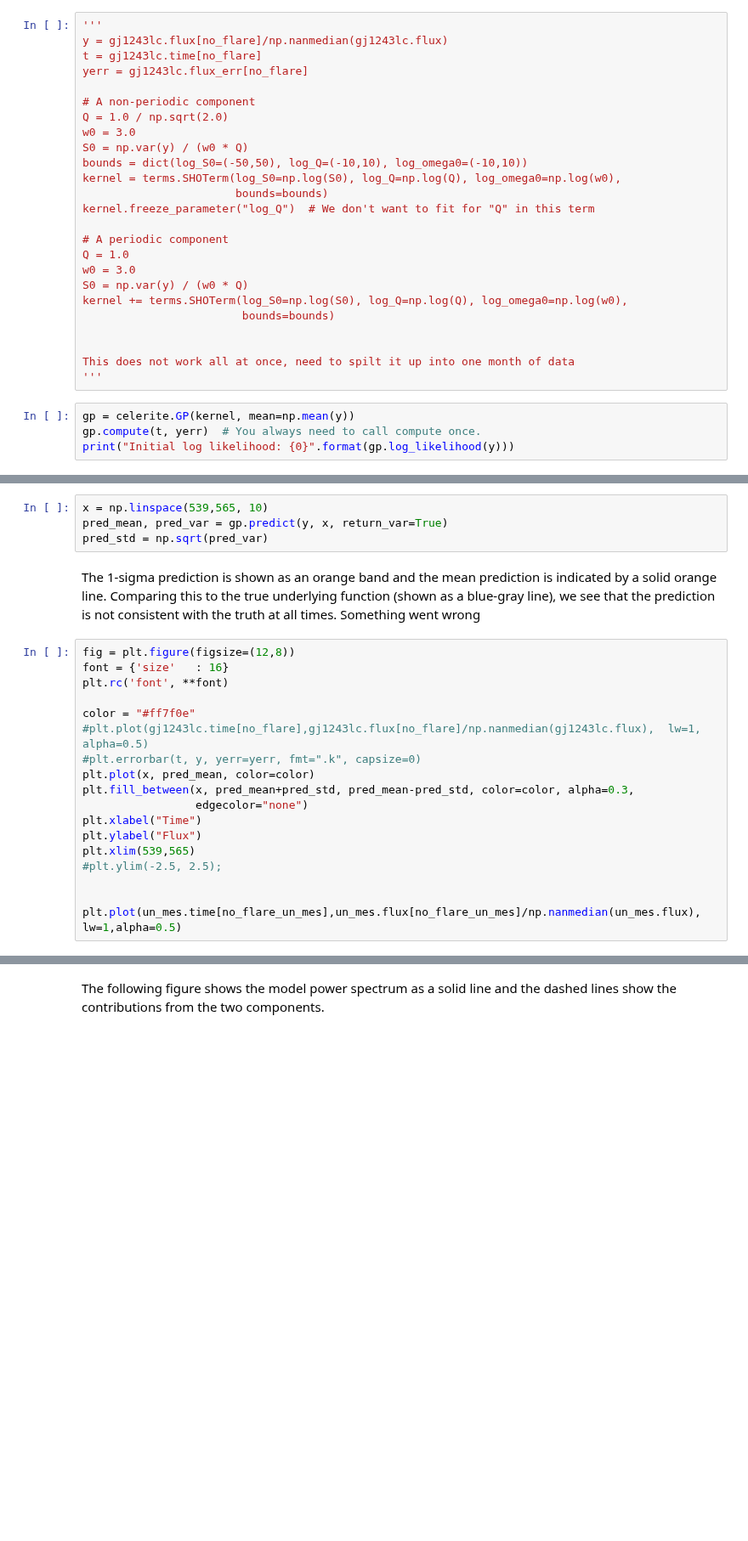
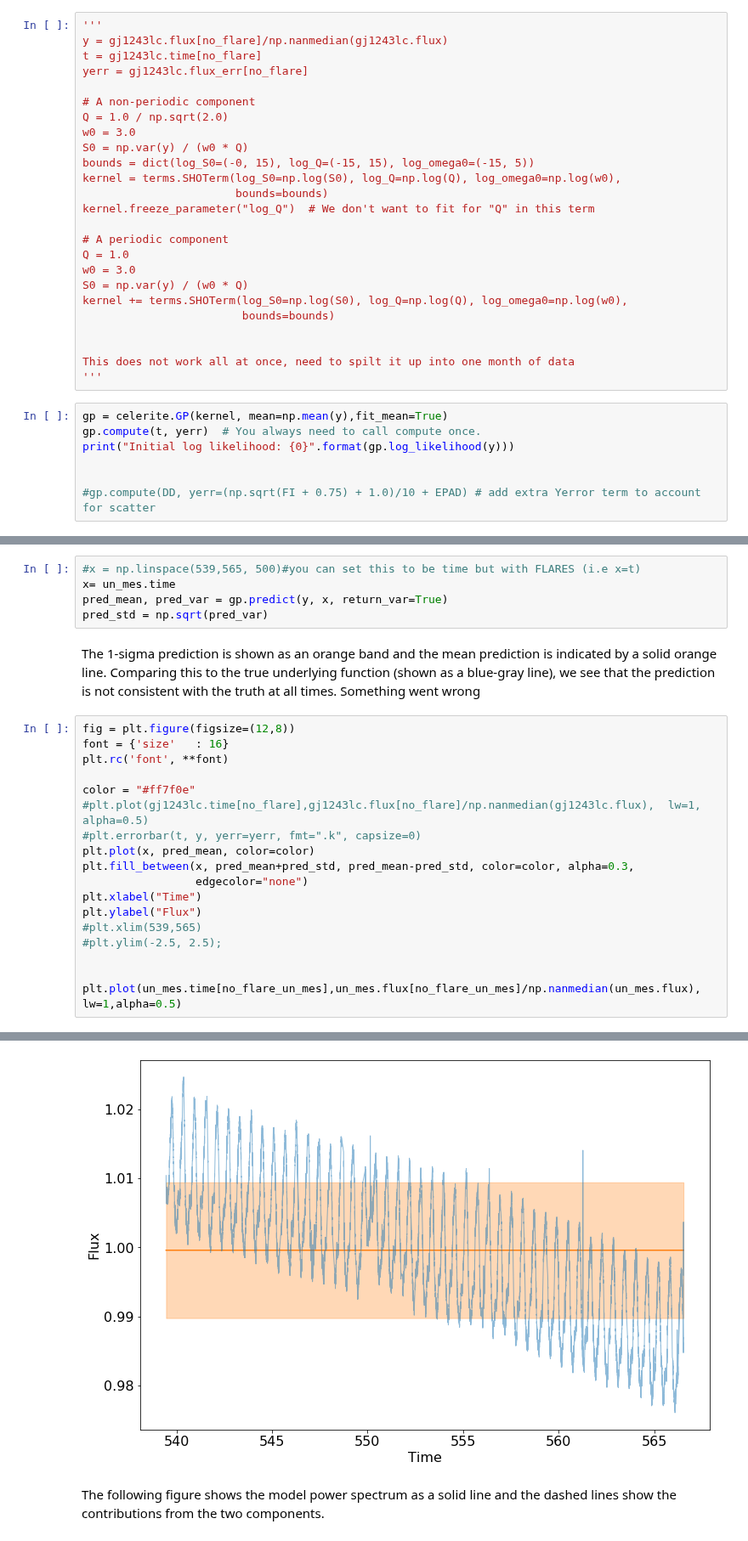
Before and after one commit to lupitatovar/flares, a Jupyter notebook: notebooks/gj1243_celerite.ipynb, the cells around one changed output, grey strips where cells are left out. Shown at 85% size. Cells and saved outputs as stored; diff of their text form; blank space fills up the shorter version.

```diff
--- a/notebooks/gj1243_celerite.ipynb
+++ b/notebooks/gj1243_celerite.ipynb
@@ -231,7 +259,7 @@ yerr = gj1243lc.flux_err[no_flare]
 Q = 1.0 / np.sqrt(2.0)
 w0 = 3.0
 S0 = np.var(y) / (w0 * Q)
-bounds = dict(log_S0=(-50,50), log_Q=(-10,10), log_omega0=(-10,10))
+bounds = dict(log_S0=(-0, 15), log_Q=(-15, 15), log_omega0=(-15, 5))
 kernel = terms.SHOTerm(log_S0=np.log(S0), log_Q=np.log(Q), log_omega0=np.log(w0),
                        bounds=bounds)
 kernel.freeze_parameter("log_Q")  # We don't want to fit for "Q" in this term
@@ -247,6 +275,9 @@ kernel += terms.SHOTerm(log_S0=np.log(S0), log_Q=np.log(Q), log_omega0=np.log(w0
 This does not work all at once, need to spilt it up into one month of data
 '''
 # %%
-gp = celerite.GP(kernel, mean=np.mean(y))
+gp = celerite.GP(kernel, mean=np.mean(y),fit_mean=True)
 gp.compute(t, yerr)  # You always need to call compute once.
 print("Initial log likelihood: {0}".format(gp.log_likelihood(y)))
+
+
+#gp.compute(DD, yerr=(np.sqrt(FI + 0.75) + 1.0)/10 + EPAD) # add extra Yerror term to account for scatter
@@ -273,5 +331,6 @@ gp.get_parameter_dict()
 # %%
-x = np.linspace(539,565, 10)
+#x = np.linspace(539,565, 500)#you can set this to be time but with FLARES (i.e x=t)
+x= un_mes.time
 pred_mean, pred_var = gp.predict(y, x, return_var=True)
 pred_std = np.sqrt(pred_var)
 # %% [markdown]
@@ -289,8 +348,9 @@ plt.fill_between(x, pred_mean+pred_std, pred_mean-pred_std, color=color, alpha=0
                  edgecolor="none")
 plt.xlabel("Time")
 plt.ylabel("Flux")
-plt.xlim(539,565)
+#plt.xlim(539,565)
 #plt.ylim(-2.5, 2.5);
 
 
 plt.plot(un_mes.time[no_flare_un_mes],un_mes.flux[no_flare_un_mes]/np.nanmedian(un_mes.flux), lw=1,alpha=0.5)
+# %% [output]
@@ -297,3 +358,4 @@ plt.plot(un_mes.time[no_flare_un_mes],un_mes.flux[no_flare_un_mes]/np.nanmedian(
+[figure, added]
 # %% [markdown]
 The following figure shows the model power spectrum as a solid line and the dashed lines show the contributions from the two components.
 # %%
```
Also changed, not shown: parts of 17 cells of this notebook.
